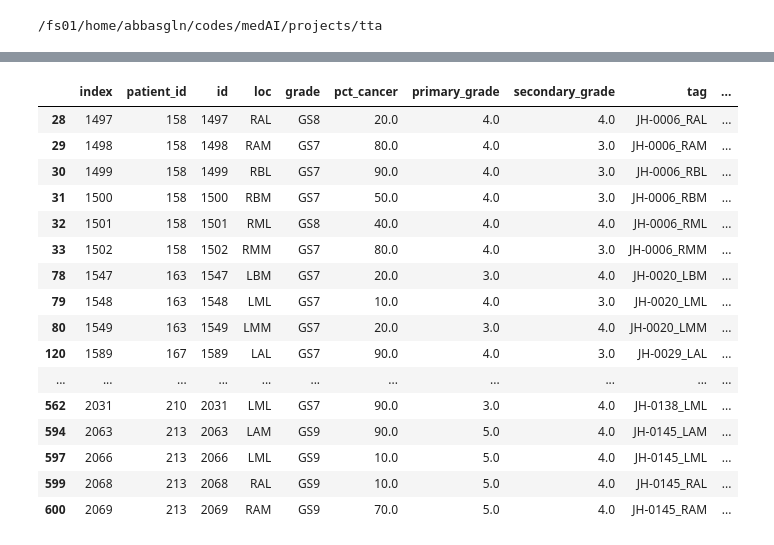
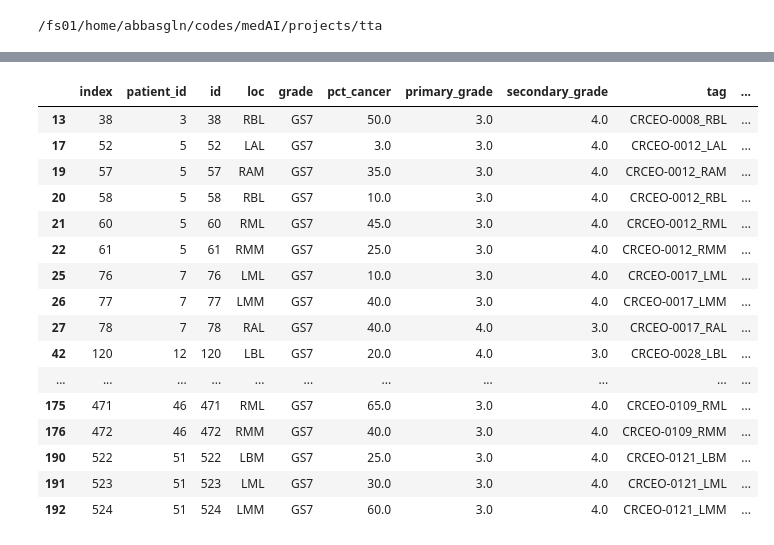
Before and after one commit to pfrwilson/medAI, a Jupyter notebook: projects/tta/notebooks/heatmap_MICCAI2024.ipynb, the cells around one changed output, grey strips where cells are left out. Drawn from its saved outputs; the diff is of its cells as text; code cells hidden in the pictures.

```diff
--- a/projects/tta/notebooks/heatmap_MICCAI2024.ipynb
+++ b/projects/tta/notebooks/heatmap_MICCAI2024.ipynb
@@ -84,25 +84,28 @@ class Transform:
         return -1, patch, label, item
 
 if (config.cohort_selection_config.leave_out == "UVA"):
-    config.cohort_selection_config.benign_to_cancer_ratio = 5.0
+    config.cohort_selection_config.benign_to_cancer_ratio = 1.5 # 5.0
+    config.patch_config = PatchOptions(needle_mask_threshold=-1, prostate_mask_threshold=0.9, patch_size_mm = (5,5), strides = (1,1))
 
-patch_config = PatchOptions(needle_mask_threshold=-1, prostate_mask_threshold=0.9, patch_size_mm = (5,5), strides = (1,1))
+if (config.cohort_selection_config.leave_out == "CRCEO"):
+    config.cohort_selection_config.benign_to_cancer_ratio = 1.5
+    config.patch_config = PatchOptions(needle_mask_threshold=-1, prostate_mask_threshold=0.9, patch_size_mm = (5,5), strides = (1,1))
 
 test_ds_memo = ExactNCT2013RFImagePatches(
     split="test",
-    transform=Transform(augment=False),
+    transform=Transform(augment=True),
     cohort_selection_options=config.cohort_selection_config,
-    # patch_options=config.patch_config,
-    patch_options=patch_config,
+    patch_options=config.patch_config,
+    # patch_options=patch_config,
     debug=config.debug,
 )
 
 test_ds_bmode = ExactNCT2013BmodePatches(
     split="test",
-    transform=Transform(augment=False),
+    transform=Transform(augment=True),
     cohort_selection_options=config.cohort_selection_config,
-    # patch_options=config.patch_config,
-    patch_options=patch_config,
+    patch_options=config.patch_config,
+    # patch_options=patch_config,
 )
 
 test_loader_memo = DataLoader(
@@ -396,21 +514,21 @@ Text(0.5, 1.0, 'Core No: 493, Involvement: 50.00')
 # %%
 core_info = test_core_ds.core_info.reset_index()
-core_info[core_info["grade"] != 'Benign']
+core_info[core_info["grade"] != 'Benign'].head(60)
 # %% [output]
 |  | index | patient_id | id | loc | grade | pct_cancer | primary_grade | secondary_grade | tag | ... |
-| 28 | 1497 | 158 | 1497 | RAL | GS8 | 20.0 | 4.0 | 4.0 | JH-0006_RAL | ... |
-| 29 | 1498 | 158 | 1498 | RAM | GS7 | 80.0 | 4.0 | 3.0 | JH-0006_RAM | ... |
-| 30 | 1499 | 158 | 1499 | RBL | GS7 | 90.0 | 4.0 | 3.0 | JH-0006_RBL | ... |
-| 31 | 1500 | 158 | 1500 | RBM | GS7 | 50.0 | 4.0 | 3.0 | JH-0006_RBM | ... |
-| 32 | 1501 | 158 | 1501 | RML | GS8 | 40.0 | 4.0 | 4.0 | JH-0006_RML | ... |
-| 33 | 1502 | 158 | 1502 | RMM | GS7 | 80.0 | 4.0 | 3.0 | JH-0006_RMM | ... |
-| 78 | 1547 | 163 | 1547 | LBM | GS7 | 20.0 | 3.0 | 4.0 | JH-0020_LBM | ... |
-| 79 | 1548 | 163 | 1548 | LML | GS7 | 10.0 | 4.0 | 3.0 | JH-0020_LML | ... |
-| 80 | 1549 | 163 | 1549 | LMM | GS7 | 20.0 | 3.0 | 4.0 | JH-0020_LMM | ... |
-| 120 | 1589 | 167 | 1589 | LAL | GS7 | 90.0 | 4.0 | 3.0 | JH-0029_LAL | ... |
+| 13 | 38 | 3 | 38 | RBL | GS7 | 50.0 | 3.0 | 4.0 | CRCEO-0008_RBL | ... |
+| 17 | 52 | 5 | 52 | LAL | GS7 | 3.0 | 3.0 | 4.0 | CRCEO-0012_LAL | ... |
+| 19 | 57 | 5 | 57 | RAM | GS7 | 35.0 | 3.0 | 4.0 | CRCEO-0012_RAM | ... |
+| 20 | 58 | 5 | 58 | RBL | GS7 | 10.0 | 3.0 | 4.0 | CRCEO-0012_RBL | ... |
+| 21 | 60 | 5 | 60 | RML | GS7 | 45.0 | 3.0 | 4.0 | CRCEO-0012_RML | ... |
+| 22 | 61 | 5 | 61 | RMM | GS7 | 25.0 | 3.0 | 4.0 | CRCEO-0012_RMM | ... |
+| 25 | 76 | 7 | 76 | LML | GS7 | 10.0 | 3.0 | 4.0 | CRCEO-0017_LML | ... |
+| 26 | 77 | 7 | 77 | LMM | GS7 | 40.0 | 3.0 | 4.0 | CRCEO-0017_LMM | ... |
+| 27 | 78 | 7 | 78 | RAL | GS7 | 40.0 | 4.0 | 3.0 | CRCEO-0017_RAL | ... |
+| 42 | 120 | 12 | 120 | LBL | GS7 | 20.0 | 4.0 | 3.0 | CRCEO-0028_LBL | ... |
 | ... | ... | ... | ... | ... | ... | ... | ... | ... | ... | ... |
-| 562 | 2031 | 210 | 2031 | LML | GS7 | 90.0 | 3.0 | 4.0 | JH-0138_LML | ... |
-| 594 | 2063 | 213 | 2063 | LAM | GS9 | 90.0 | 5.0 | 4.0 | JH-0145_LAM | ... |
-| 597 | 2066 | 213 | 2066 | LML | GS9 | 10.0 | 5.0 | 4.0 | JH-0145_LML | ... |
-| 599 | 2068 | 213 | 2068 | RAL | GS9 | 10.0 | 5.0 | 4.0 | JH-0145_RAL | ... |
-| 600 | 2069 | 213 | 2069 | RAM | GS9 | 70.0 | 5.0 | 4.0 | JH-0145_RAM | ... |
+| 175 | 471 | 46 | 471 | RML | GS7 | 65.0 | 3.0 | 4.0 | CRCEO-0109_RML | ... |
+| 176 | 472 | 46 | 472 | RMM | GS7 | 40.0 | 3.0 | 4.0 | CRCEO-0109_RMM | ... |
+| 190 | 522 | 51 | 522 | LBM | GS7 | 25.0 | 3.0 | 4.0 | CRCEO-0121_LBM | ... |
+| 191 | 523 | 51 | 523 | LML | GS7 | 30.0 | 3.0 | 4.0 | CRCEO-0121_LML | ... |
+| 192 | 524 | 51 | 524 | LMM | GS7 | 60.0 | 3.0 | 4.0 | CRCEO-0121_LMM | ... |
```
Also changed, not shown: parts of 21 cells of this notebook.
